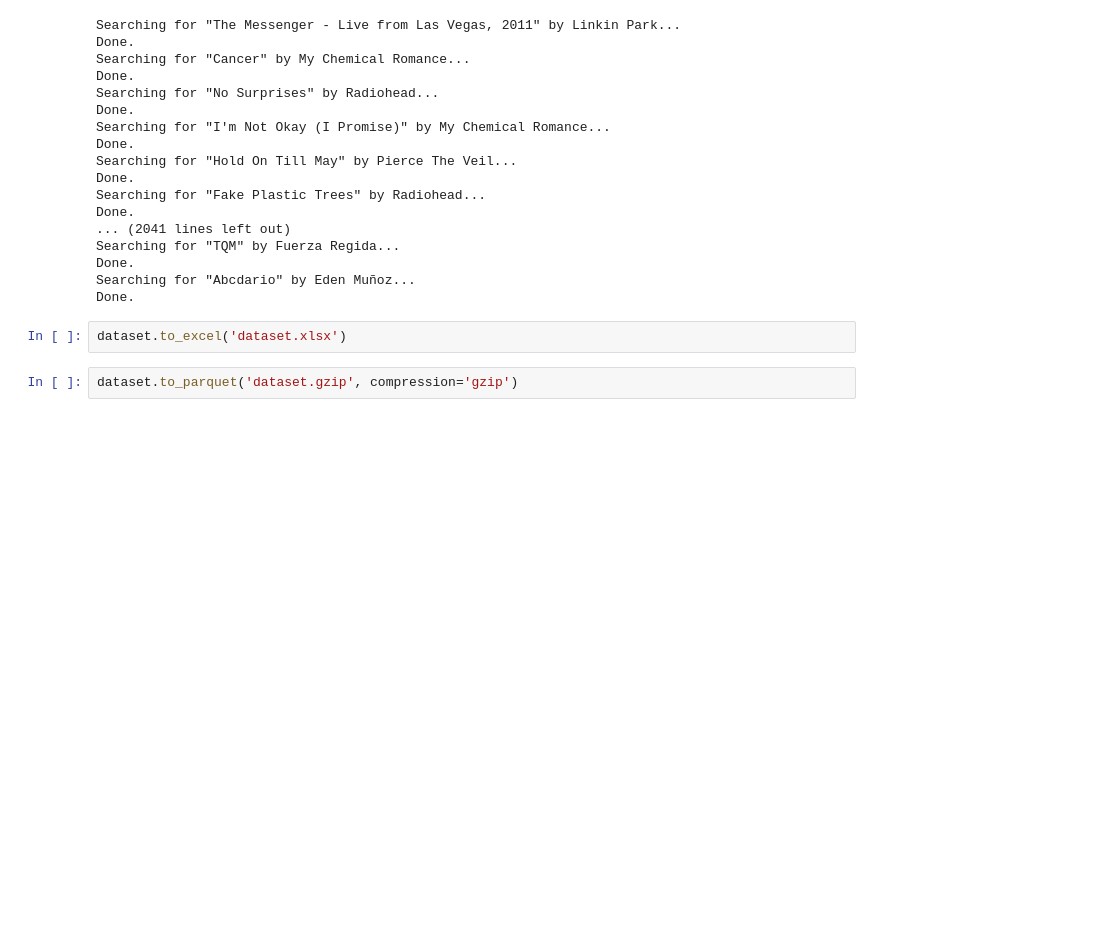
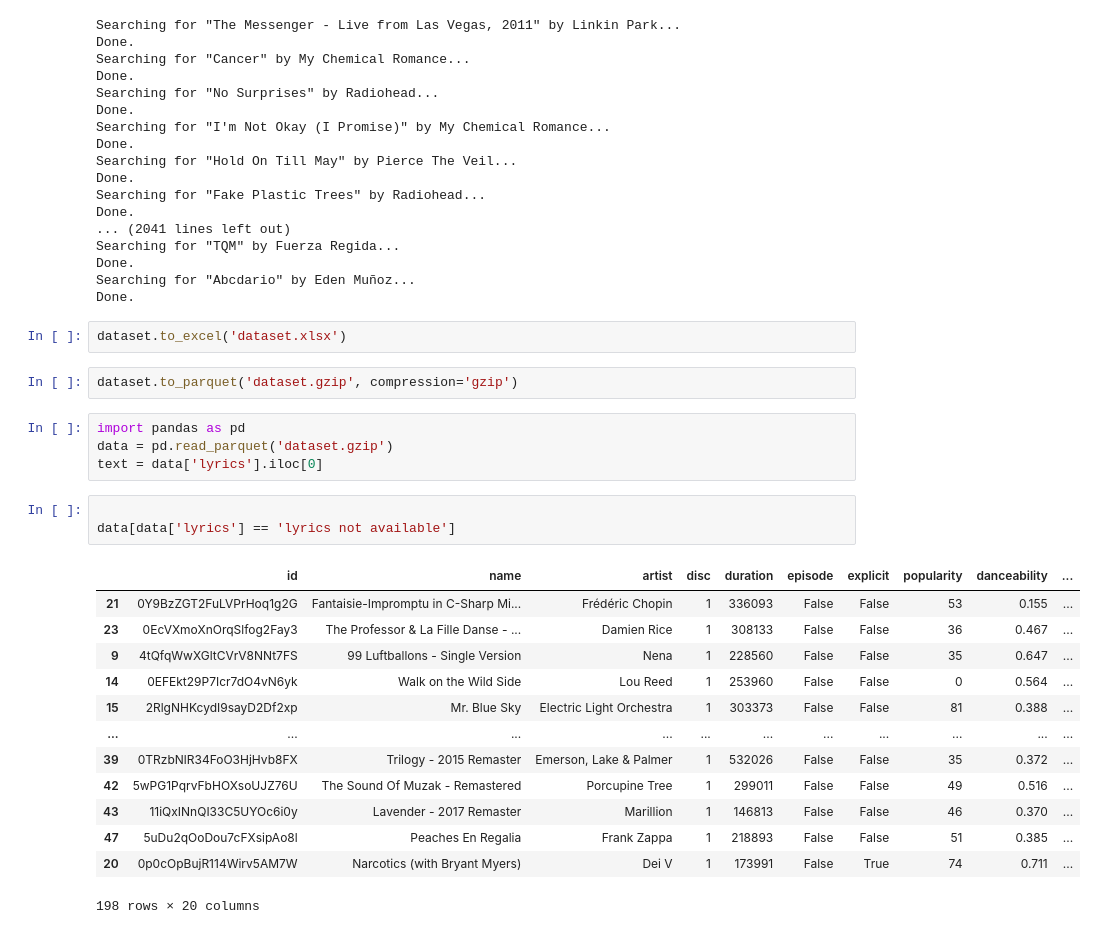
Before and after one commit to aladelca/INSY_662_MMA, a Jupyter notebook: data/extract_data.ipynb, the cells around one changed output. Cells and saved outputs as stored; diff of their text form; blank space fills up the shorter version.

```diff
--- a/data/extract_data.ipynb
+++ b/data/extract_data.ipynb
@@ -211,3 +211,24 @@ Done.
 dataset.to_excel('dataset.xlsx')
 # %%
 dataset.to_parquet('dataset.gzip', compression='gzip')
+# %%
+import pandas as pd
+data = pd.read_parquet('dataset.gzip')
+text = data['lyrics'].iloc[0]
+# %%
+
+data[data['lyrics'] == 'lyrics not available']
+# %% [output]
+|  | id | name | artist | disc | duration | episode | explicit | popularity | danceability | ... |
+| 21 | 0Y9BzZGT2FuLVPrHoq1g2G | Fantaisie-Impromptu in C-Sharp Mi... | Frédéric Chopin | 1 | 336093 | False | False | 53 | 0.155 | ... |
+| 23 | 0EcVXmoXnOrqSlfog2Fay3 | The Professor & La Fille Danse - ... | Damien Rice | 1 | 308133 | False | False | 36 | 0.467 | ... |
+| 9 | 4tQfqWwXGltCVrV8NNt7FS | 99 Luftballons - Single Version | Nena | 1 | 228560 | False | False | 35 | 0.647 | ... |
+| 14 | 0EFEkt29P7Icr7dO4vN6yk | Walk on the Wild Side | Lou Reed | 1 | 253960 | False | False | 0 | 0.564 | ... |
+| 15 | 2RlgNHKcydI9sayD2Df2xp | Mr. Blue Sky | Electric Light Orchestra | 1 | 303373 | False | False | 81 | 0.388 | ... |
+| ... | ... | ... | ... | ... | ... | ... | ... | ... | ... | ... |
+| 39 | 0TRzbNlR34FoO3HjHvb8FX | Trilogy - 2015 Remaster | Emerson, Lake & Palmer | 1 | 532026 | False | False | 35 | 0.372 | ... |
+| 42 | 5wPG1PqrvFbHOXsoUJZ76U | The Sound Of Muzak - Remastered | Porcupine Tree | 1 | 299011 | False | False | 49 | 0.516 | ... |
+| 43 | 11iQxINnQI33C5UYOc6i0y | Lavender - 2017 Remaster | Marillion | 1 | 146813 | False | False | 46 | 0.370 | ... |
+| 47 | 5uDu2qOoDou7cFXsipAo8l | Peaches En Regalia | Frank Zappa | 1 | 218893 | False | False | 51 | 0.385 | ... |
+| 20 | 0p0cOpBujR114Wirv5AM7W | Narcotics (with Bryant Myers) | Dei V | 1 | 173991 | False | True | 74 | 0.711 | ... |
+198 rows × 20 columns
```
